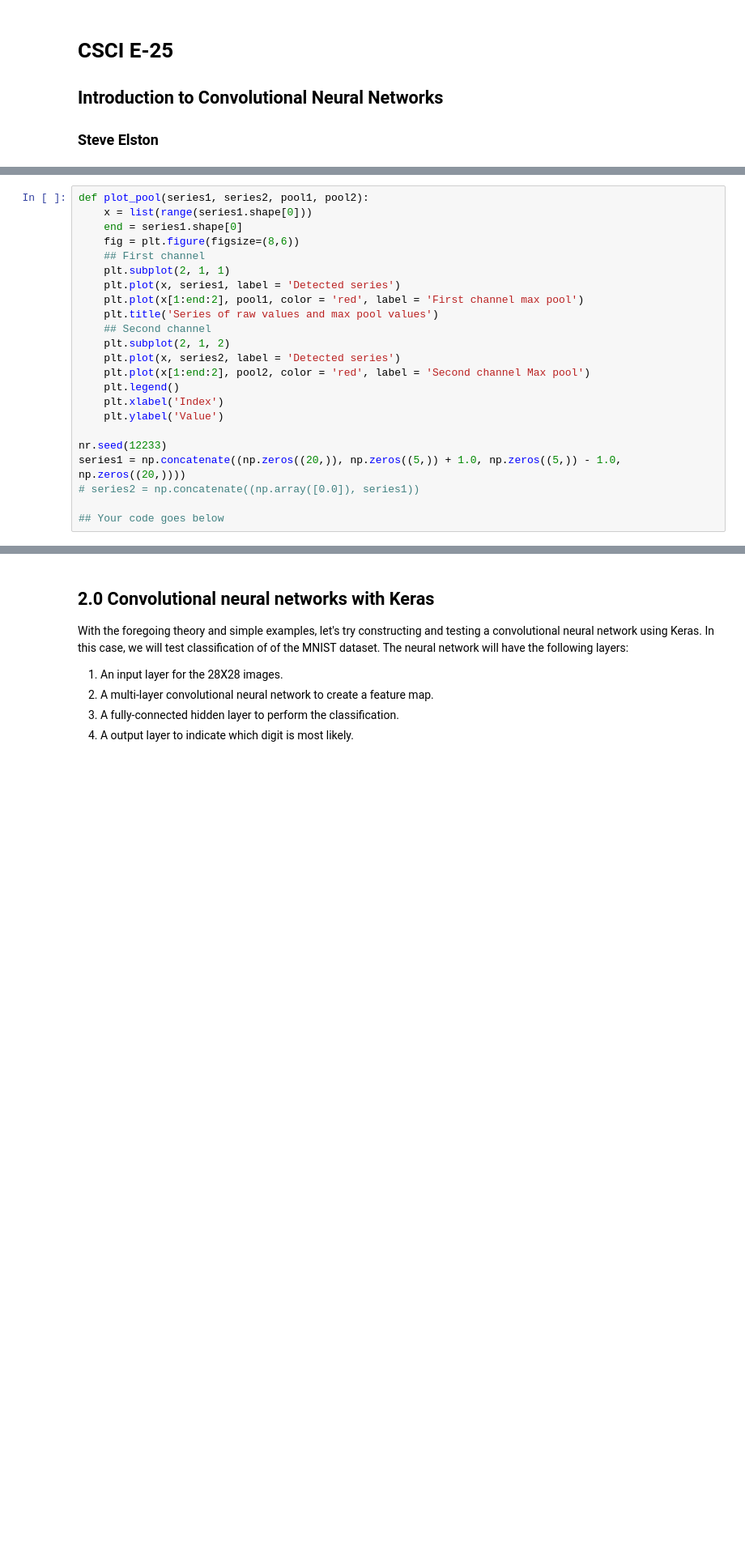
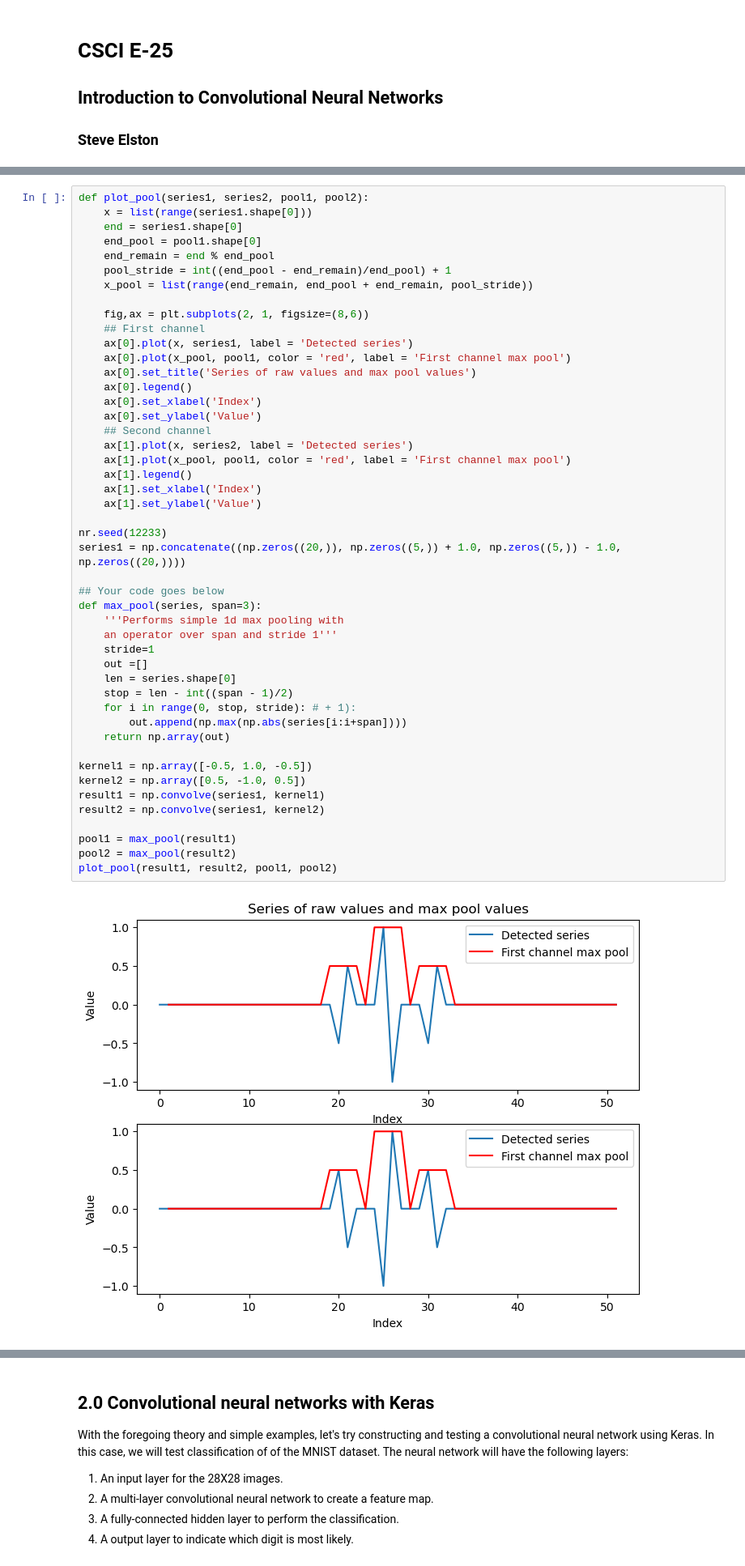
Before and after one commit to StephenElston/CSCI-E25, a Jupyter notebook: Labs/6_IntroToCovNets.ipynb, the cells around one changed output, grey strips where cells are left out. Shown at 81% size. Cells and saved outputs as stored; diff of their text form; blank space fills up the shorter version.

```diff
--- a/Labs/6_IntroToCovNets.ipynb
+++ b/Labs/6_IntroToCovNets.ipynb
@@ -129,23 +145,49 @@ Max pooling has the nice property of being robust to small shifts in the input v
 # %%
 def plot_pool(series1, series2, pool1, pool2):
     x = list(range(series1.shape[0]))
     end = series1.shape[0]
-    fig = plt.figure(figsize=(8,6))
+    end_pool = pool1.shape[0]
+    end_remain = end % end_pool
+    pool_stride = int((end_pool - end_remain)/end_pool) + 1
+    x_pool = list(range(end_remain, end_pool + end_remain, pool_stride))
+
+    fig,ax = plt.subplots(2, 1, figsize=(8,6))
     ## First channel
-    plt.subplot(2, 1, 1)
-    plt.plot(x, series1, label = 'Detected series')
-    plt.plot(x[1:end:2], pool1, color = 'red', label = 'First channel max pool')
-    plt.title('Series of raw values and max pool values')
+    ax[0].plot(x, series1, label = 'Detected series')
+    ax[0].plot(x_pool, pool1, color = 'red', label = 'First channel max pool')
+    ax[0].set_title('Series of raw values and max pool values')
+    ax[0].legend()
+    ax[0].set_xlabel('Index')
+    ax[0].set_ylabel('Value')
     ## Second channel
-    plt.subplot(2, 1, 2)
-    plt.plot(x, series2, label = 'Detected series')
-    plt.plot(x[1:end:2], pool2, color = 'red', label = 'Second channel Max pool')
-    plt.legend()
-    plt.xlabel('Index')
-    plt.ylabel('Value')
+    ax[1].plot(x, series2, label = 'Detected series')
+    ax[1].plot(x_pool, pool1, color = 'red', label = 'First channel max pool')
+    ax[1].legend()
+    ax[1].set_xlabel('Index')
+    ax[1].set_ylabel('Value')
 
 nr.seed(12233)
 series1 = np.concatenate((np.zeros((20,)), np.zeros((5,)) + 1.0, np.zeros((5,)) - 1.0, np.zeros((20,))))
-# series2 = np.concatenate((np.array([0.0]), series1))
 
 ## Your code goes below
+def max_pool(series, span=3):
+    '''Performs simple 1d max pooling with
+    an operator over span and stride 1'''
+    stride=1
+    out =[]
+    len = series.shape[0]
+    stop = len - int((span - 1)/2)
+    for i in range(0, stop, stride): # + 1):
+        out.append(np.max(np.abs(series[i:i+span])))
+    return np.array(out)
+
+kernel1 = np.array([-0.5, 1.0, -0.5])
+kernel2 = np.array([0.5, -1.0, 0.5])
+result1 = np.convolve(series1, kernel1)
+result2 = np.convolve(series1, kernel2)
+
+pool1 = max_pool(result1)
+pool2 = max_pool(result2)
+plot_pool(result1, result2, pool1, pool2)
+# %% [output]
+[figure, added]
```
Also changed, not shown: parts of 56 cells of this notebook.
